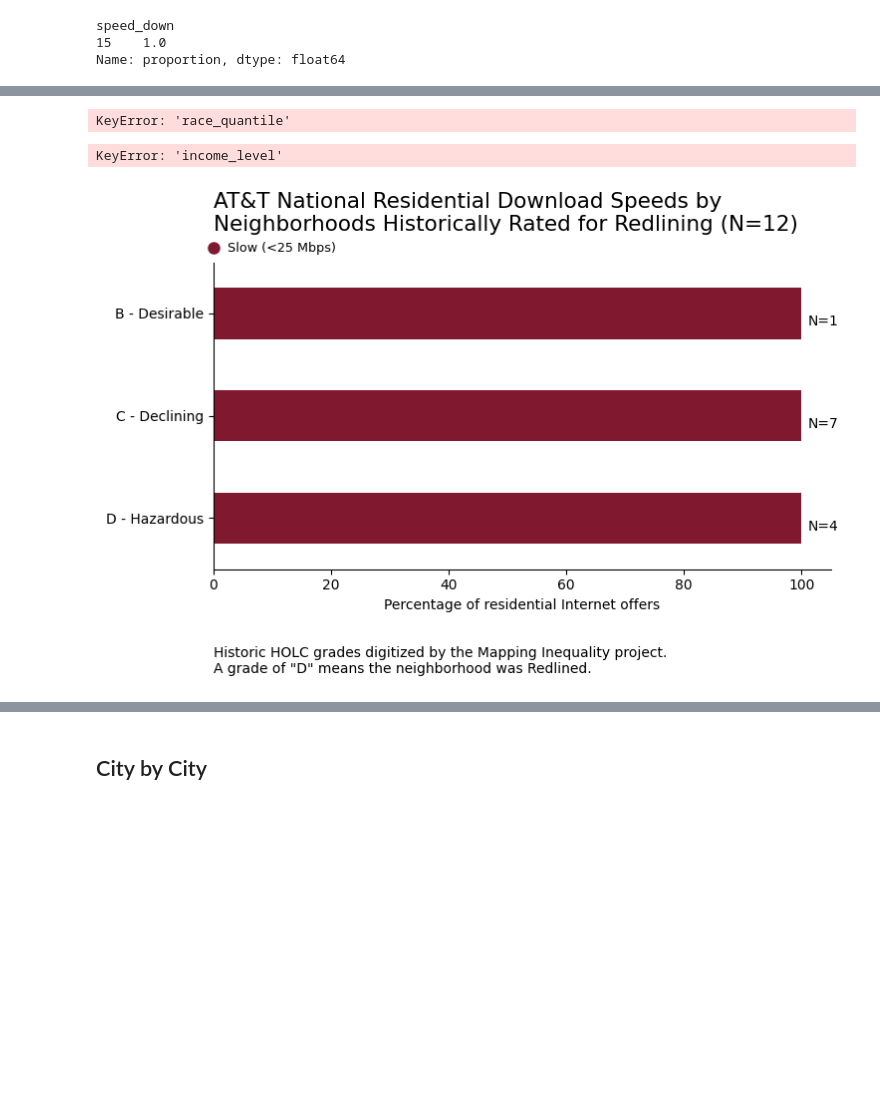
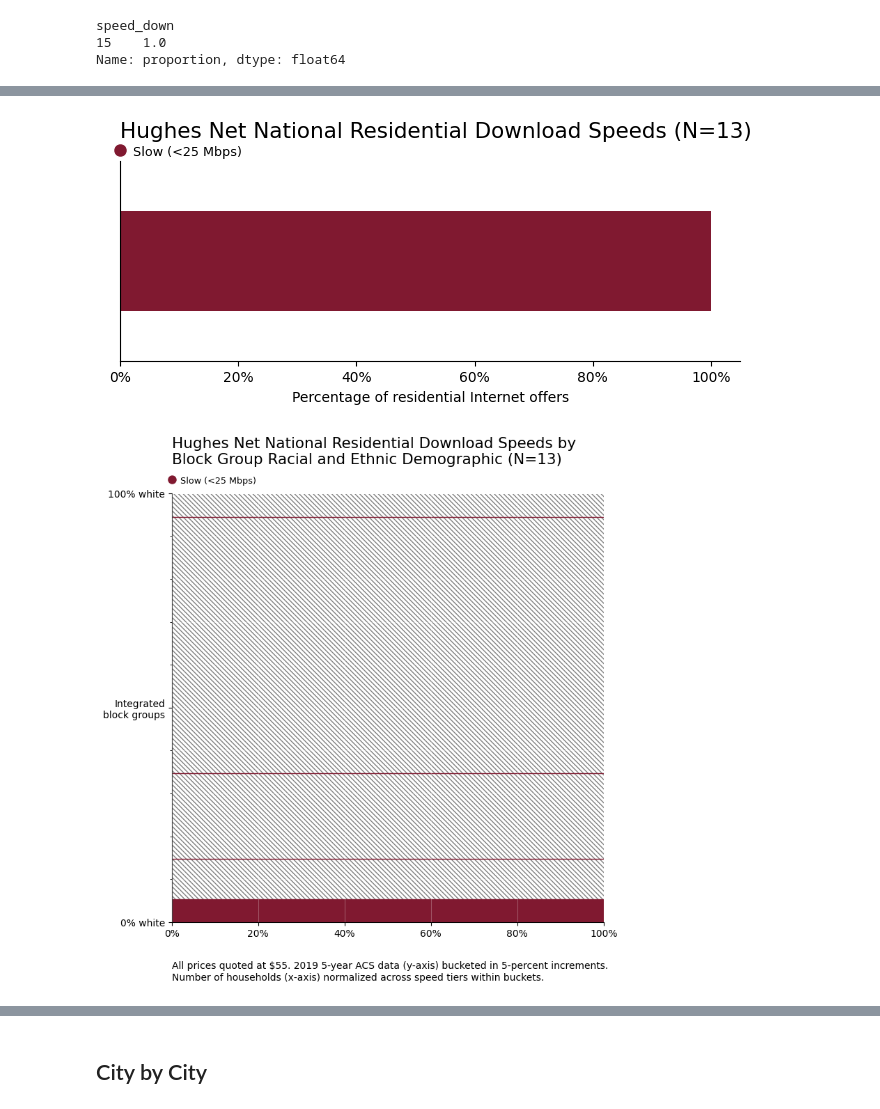
Before and after one commit to abbycarr/investigate_NE_isp, a Jupyter notebook: notebooks/2a-hughes-reports.ipynb, the cells around one changed output, grey strips where cells are left out. Cells and saved outputs as stored; diff of their text form; code cells hidden in the pictures; blank space fills up the shorter version.

```diff
--- a/notebooks/2a-hughes-reports.ipynb
+++ b/notebooks/2a-hughes-reports.ipynb
@@ -20,11 +16,15 @@ from aggregators import (
 )
 # %%
 # inputs
-fn_huges = "../data/output/speed_price_hughes.csv.gz"
+fn_hughes = "../data/output/speed_price_hughes.csv.gz"
+fn_all_hughes = "../data/open_address/processed/csv/city_of_boston-addresses-city.csv.gz"
 
 # outputs
 fn_speed = "../data/output/figs/fig1_huges.csv"
 fn_fig3a = "../data/output/figs/fig3_income.csv"
 fn_fig3b = "../data/output/figs/fig3_race.csv"
 fn_fig3c = "../data/output/figs/fig3_redline.csv"
+
+# notebook variable
+ISP = 'Hughes Net'
 # %%
@@ -114,12 +106,8 @@ plot_race(huges)
-# %%
-race(huges)
-# %% [output]
-KeyError: 'race_quantile'
-# %%
-income(huges)
-# %% [output]
-KeyError: 'income_level'
-# %%
-redlining(huges)
-# %% [output]
-[figure, removed]
+# %%
+speed_breakdown(hughes, isp=ISP)
+# %% [output]
+[figure, added]
+# %%
+plot_race(hughes, ISP)
+# %% [output]
+[figure, added]
```
Also changed, not shown: parts of 29 cells of this notebook, 2 other files.
